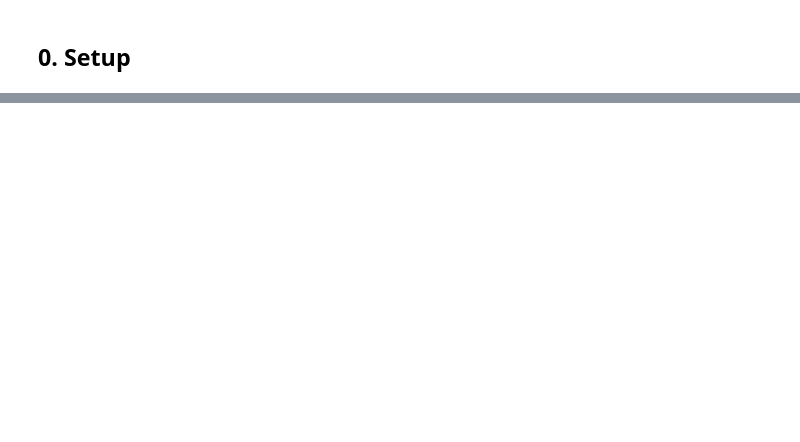
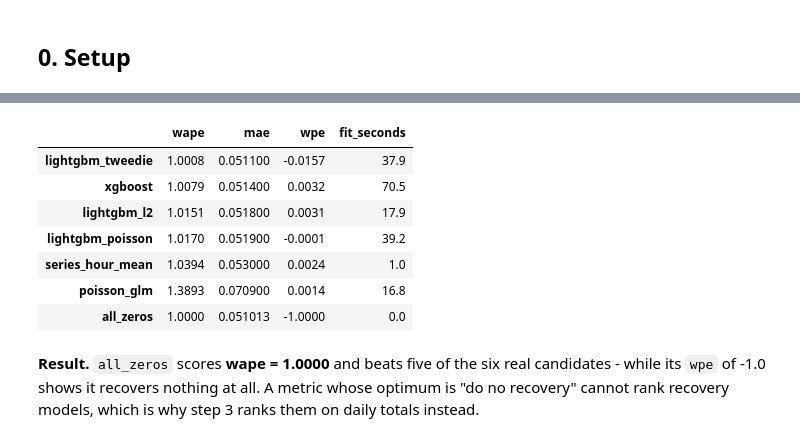
Before and after one commit to ACM40960/retail-demand-forecasting, a Jupyter notebook: notebooks/01_data_and_recovery.ipynb, the cells around one changed output, grey strips where cells are left out. Drawn from its saved outputs; the diff is of its cells as text; code cells hidden in the pictures; blank space fills up the shorter version.

```diff
--- a/notebooks/01_data_and_recovery.ipynb
+++ b/notebooks/01_data_and_recovery.ipynb
@@ -72,0 +304,19 @@ board.round(4)
+# %%
+RUN_APPENDIX = False   # one fit per candidate; off = load the saved CSV
+
+hour_level = (recovery.hour_level_table(daily) if RUN_APPENDIX
+              else saved(config.HOUR_LEVEL_TABLE, "RUN_APPENDIX"))
+hour_level
+# %% [output]
+|  | wape | mae | wpe | fit_seconds |
+| lightgbm_tweedie | 1.0008 | 0.051100 | -0.0157 | 37.9 |
+| xgboost | 1.0079 | 0.051400 | 0.0032 | 70.5 |
+| lightgbm_l2 | 1.0151 | 0.051800 | 0.0031 | 17.9 |
+| lightgbm_poisson | 1.0170 | 0.051900 | -0.0001 | 39.2 |
+| series_hour_mean | 1.0394 | 0.053000 | 0.0024 | 1.0 |
+| poisson_glm | 1.3893 | 0.070900 | 0.0014 | 16.8 |
+| all_zeros | 1.0000 | 0.051013 | -1.0000 | 0.0 |
+# %% [markdown]
+**Result.** `all_zeros` scores **wape = 1.0000** and beats five of the six real candidates - while its
+`wpe` of -1.0 shows it recovers nothing at all. A metric whose optimum is "do no recovery" cannot rank
+recovery models, which is why step 3 ranks them on daily totals instead.
```
Also changed, not shown: parts of 22 cells of this notebook, 12 other files.
